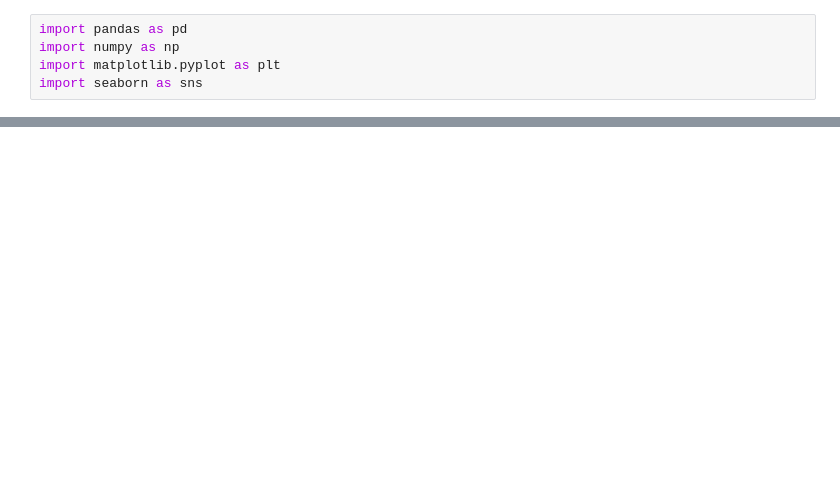
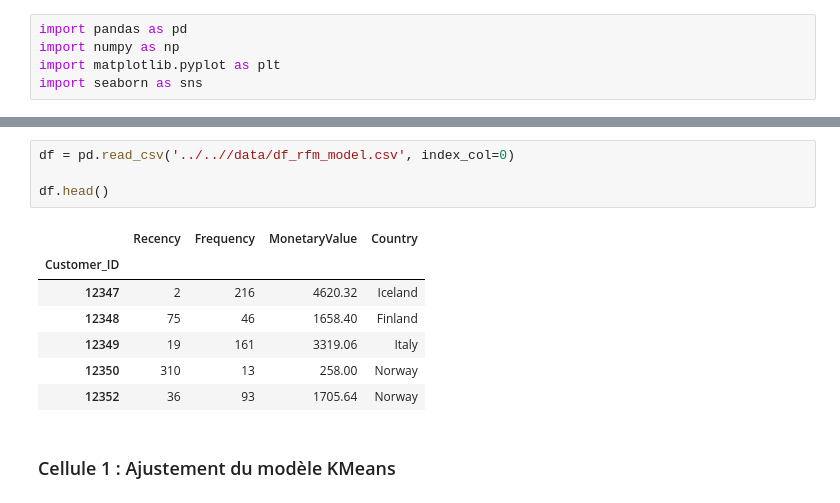
Before and after one commit to DonzerHD/Segmentation_Client, a Jupyter notebook: Notebooks/Partie_1_Segmentation_et_Visualisation/Model.ipynb, the cells around one changed output, grey strips where cells are left out. Drawn from its saved outputs; the diff is of its cells as text; blank space fills up the shorter version.

```diff
--- a/Notebooks/Partie_1_Segmentation_et_Visualisation/Model.ipynb
+++ b/Notebooks/Partie_1_Segmentation_et_Visualisation/Model.ipynb
@@ -13,0 +6,14 @@ import seaborn as sns
+# %%
+df = pd.read_csv('../..//data/df_rfm_model.csv', index_col=0)
+
+df.head()
+# %% [output]
+|  | Recency | Frequency | MonetaryValue | Country |
+| Customer_ID |  |  |  |  |
+| 12347 | 2 | 216 | 4620.32 | Iceland |
+| 12348 | 75 | 46 | 1658.40 | Finland |
+| 12349 | 19 | 161 | 3319.06 | Italy |
+| 12350 | 310 | 13 | 258.00 | Norway |
+| 12352 | 36 | 93 | 1705.64 | Norway |
+# %% [markdown]
+### Cellule 1 : Ajustement du modèle KMeans
```
Also changed, not shown: parts of 7 cells of this notebook, 1 other file.
